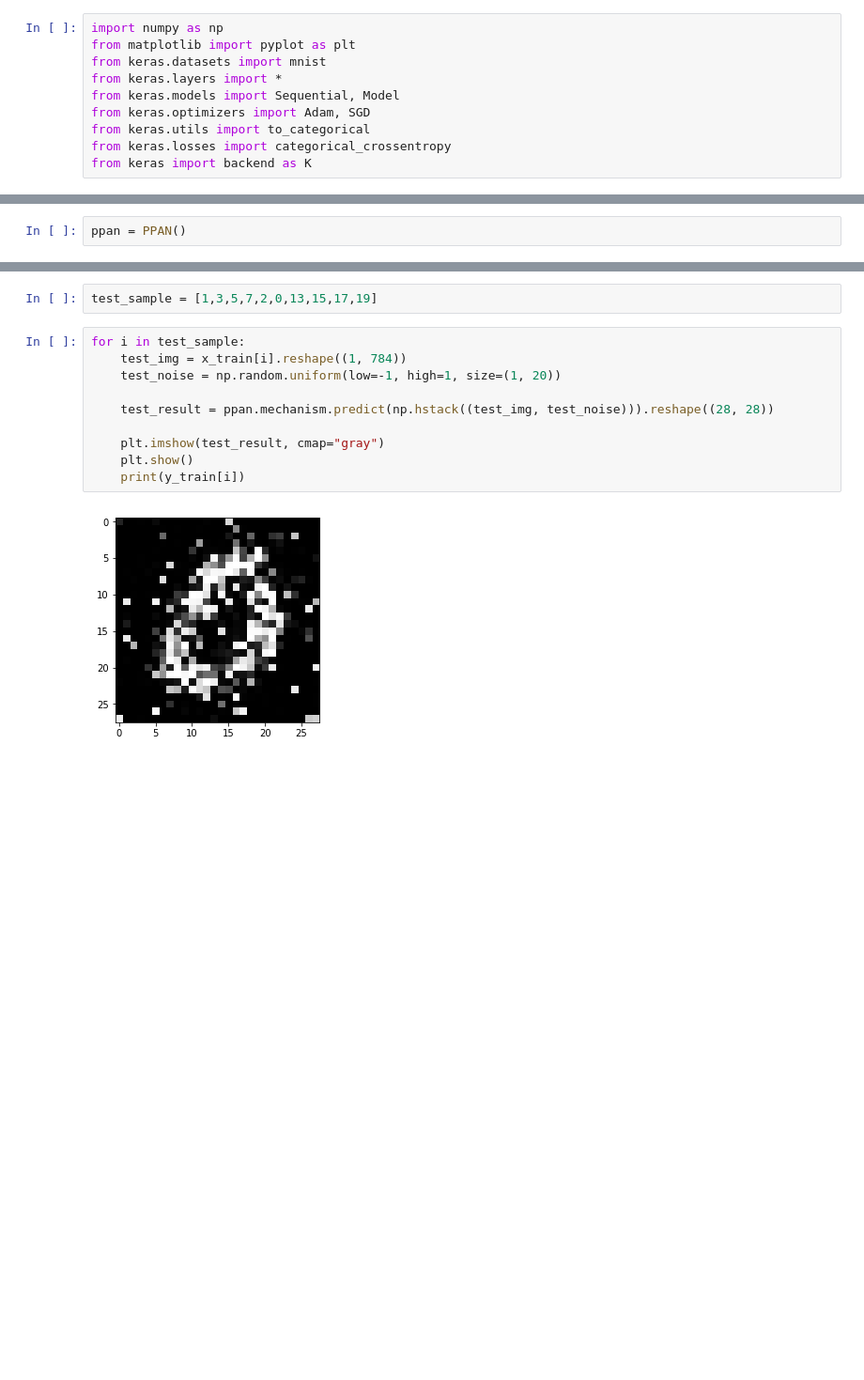
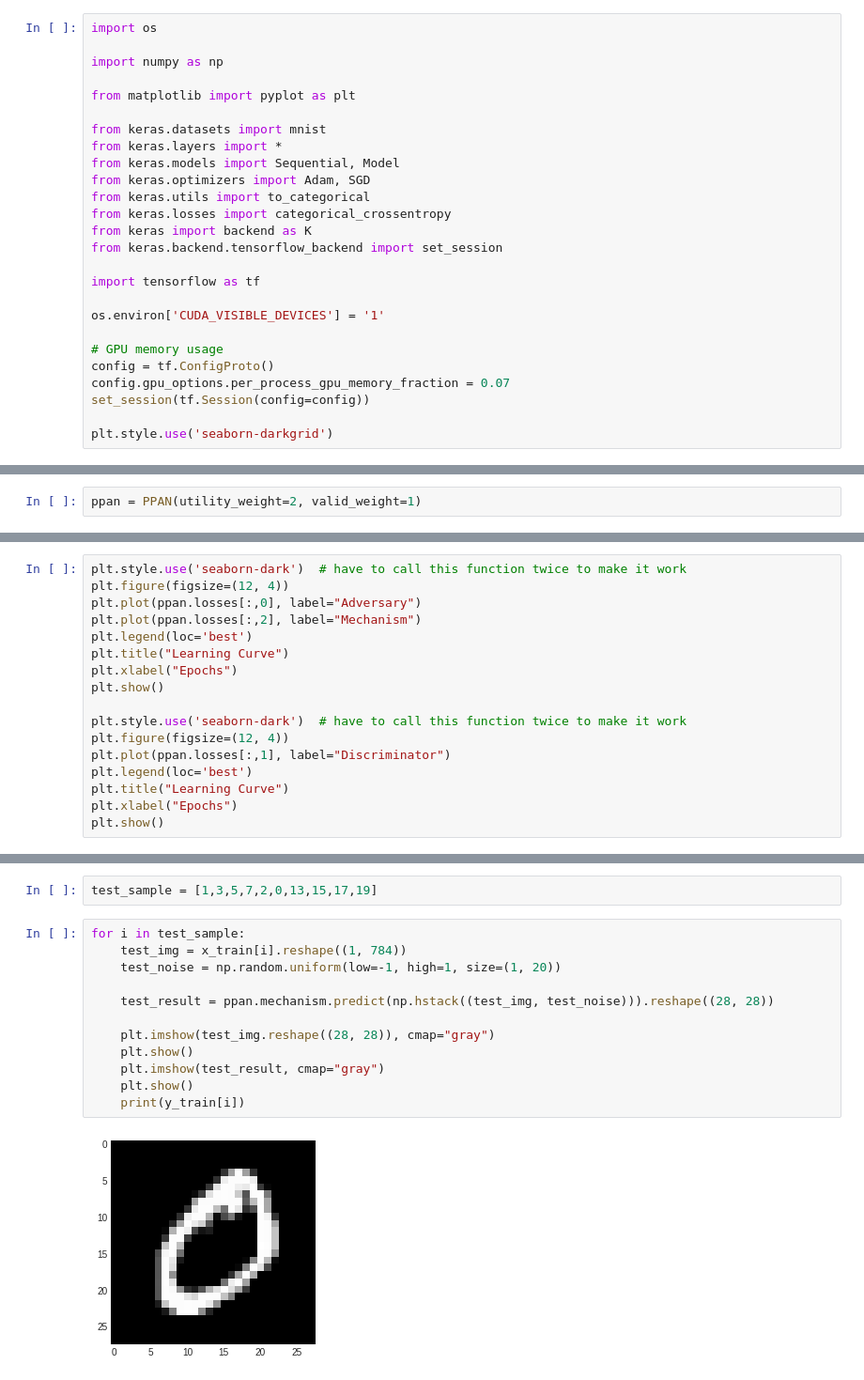
Before and after one commit to SitiBanc/PPAN, a Jupyter notebook: PPAN_MNIST.ipynb, the cells around one changed output, grey strips where cells are left out. Shown at 94% size. Saved outputs shown, nothing was run; the diff lists cells and outputs as text; blank space fills up the shorter version.

```diff
--- a/PPAN_MNIST.ipynb
+++ b/PPAN_MNIST.ipynb
@@ -1,8 +1,12 @@
 # %% [markdown]
  # 3.3 MNIST Handwritten Digits
 # %%
+import os
+
 import numpy as np
+
 from matplotlib import pyplot as plt
+
 from keras.datasets import mnist
 from keras.layers import *
 from keras.models import Sequential, Model
@@ -10,6 +14,18 @@ from keras.optimizers import Adam, SGD
 from keras.utils import to_categorical
 from keras.losses import categorical_crossentropy
 from keras import backend as K
+from keras.backend.tensorflow_backend import set_session
+
+import tensorflow as tf
+
+os.environ['CUDA_VISIBLE_DEVICES'] = '1'
+
+# GPU memory usage
+config = tf.ConfigProto()
+config.gpu_options.per_process_gpu_memory_fraction = 0.07
+set_session(tf.Session(config=config))
+
+plt.style.use('seaborn-darkgrid')
 # %% [output]
 Using TensorFlow backend.
 # %% [markdown]
@@ -207,7 +281,7 @@ Y_test = to_categorical(y_test, num_classes=10)
 # %% [markdown]
 ### Build Model
 # %%
-ppan = PPAN()
+ppan = PPAN(utility_weight=2, valid_weight=1)
 # %% [output]
 === Mechanism Summary ===
 _________________________________________________________________
@@ -260,0 +326,17 @@ plt.show()
+# %%
+plt.style.use('seaborn-dark')  # have to call this function twice to make it work
+plt.figure(figsize=(12, 4))
+plt.plot(ppan.losses[:,0], label="Adversary")
+plt.plot(ppan.losses[:,2], label="Mechanism")
+plt.legend(loc='best')
+plt.title("Learning Curve")
+plt.xlabel("Epochs")
+plt.show()
+
+plt.style.use('seaborn-dark')  # have to call this function twice to make it work
+plt.figure(figsize=(12, 4))
+plt.plot(ppan.losses[:,1], label="Discriminator")
+plt.legend(loc='best')
+plt.title("Learning Curve")
+plt.xlabel("Epochs")
+plt.show()
@@ -265,12 +350,14 @@ test_sample = [1,3,5,7,2,0,13,15,17,19]
 # %%
 for i in test_sample:
     test_img = x_train[i].reshape((1, 784))
     test_noise = np.random.uniform(low=-1, high=1, size=(1, 20))
 
     test_result = ppan.mechanism.predict(np.hstack((test_img, test_noise))).reshape((28, 28))
 
+    plt.imshow(test_img.reshape((28, 28)), cmap="gray")
+    plt.show()
     plt.imshow(test_result, cmap="gray")
     plt.show()
     print(y_train[i])
 # %% [output]
-[figure, old version]
+[figure, new version]
```
Also changed, not shown: parts of 5 cells of this notebook.
